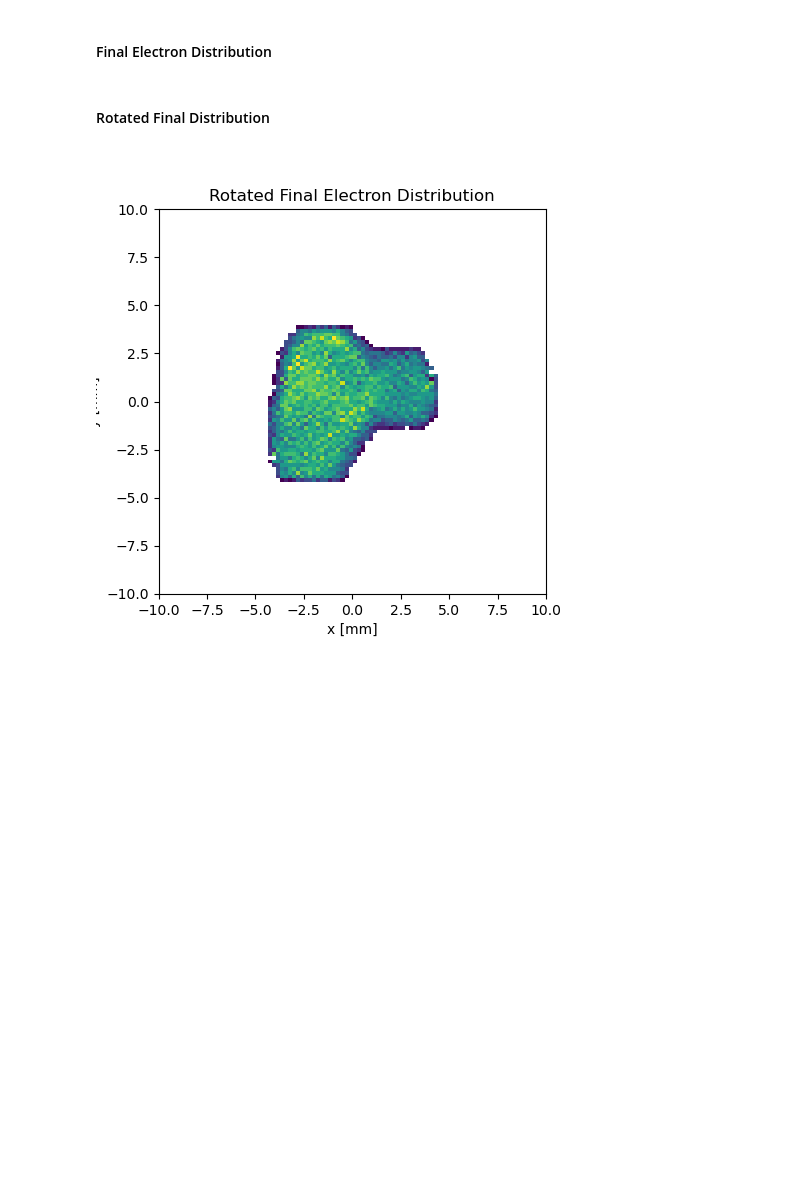
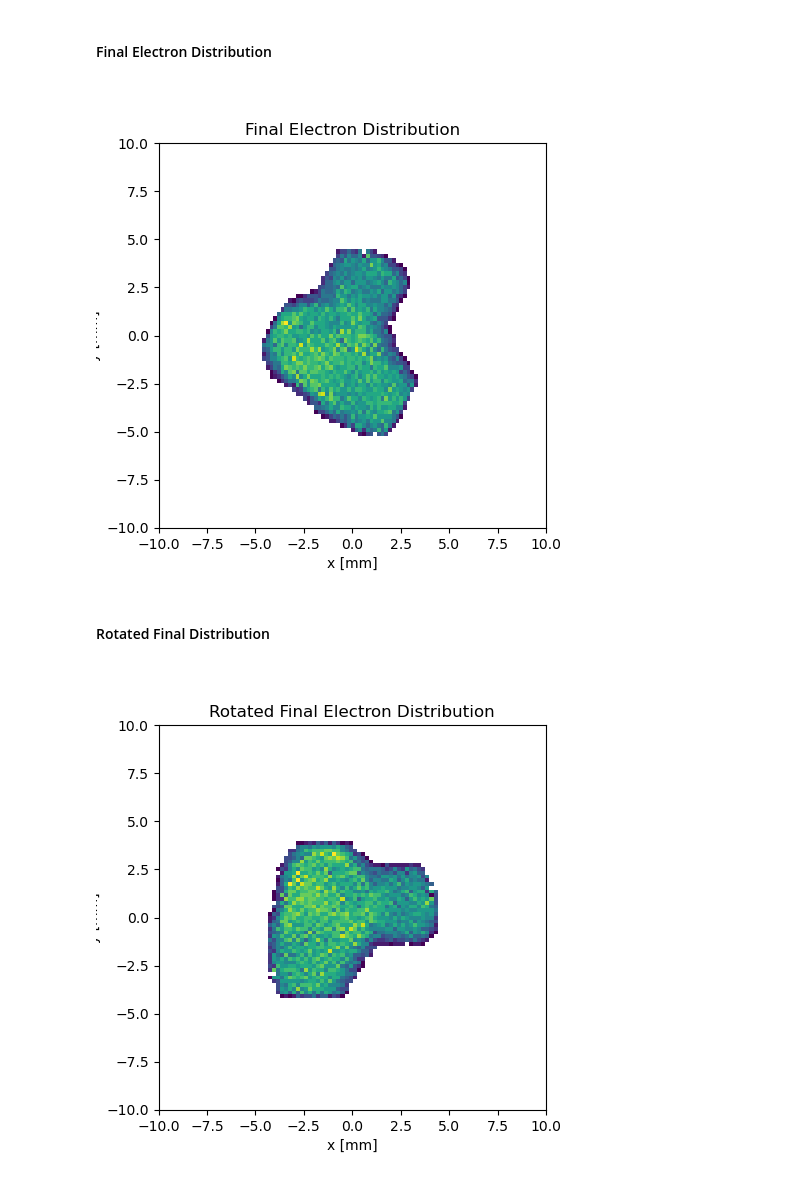
Before and after one commit to slaclab/xta, a Jupyter notebook: examples/single_run_example.ipynb, the cells around one changed output. Saved outputs shown, nothing was run; the diff lists cells and outputs as text; code cells hidden in the pictures; blank space fills up the shorter version.

```diff
--- a/examples/single_run_example.ipynb
+++ b/examples/single_run_example.ipynb
@@ -80,7 +87,9 @@ field1.plot.single('initial_dist', save=True, close=True)
 # %% [markdown]
 #### Final Electron Distribution
 # %%
-field1.plot.single('final_dist', close=True)
+field1.plot.single('final_dist', close=False)
+# %% [output]
+[figure, added]
 # %% [markdown]
 #### Rotated Final Distribution
 # %%
```
Also changed, not shown: parts of 8 cells of this notebook, 2 other files.
